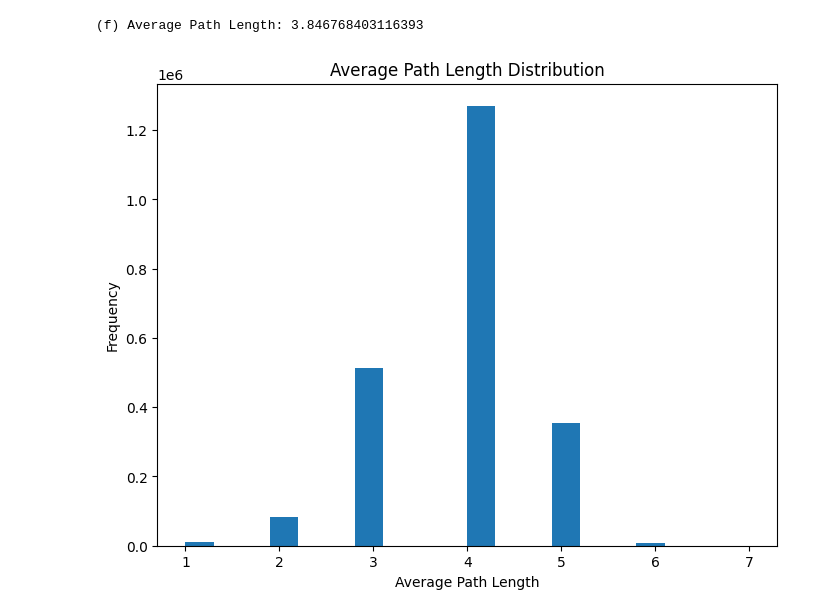
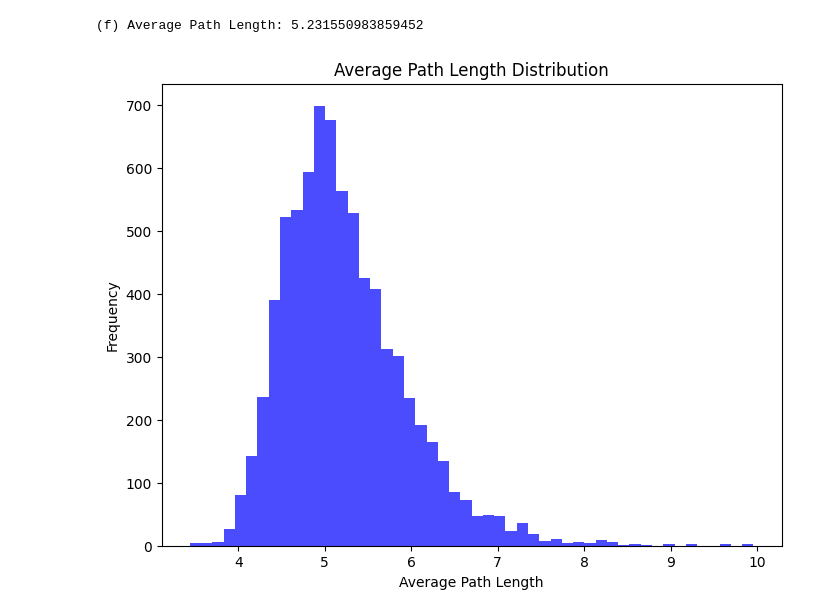
Before and after one commit to DhvanilSheth/NetworkScience, a Jupyter notebook: Assignment1/A1.ipynb, the cells around one changed output. Cells and saved outputs as stored; diff of their text form; code cells hidden in the pictures.

```diff
--- a/Assignment1/A1.ipynb
+++ b/Assignment1/A1.ipynb
@@ -95,40 +90,44 @@ plt.show()
 # %%
 # (f) Compute Average Path Length using BFS and plot average path length distribution
-def average_path_length(adjacency_matrix):
-    all_pairs = []
-    for start in range(N):
-        shortest_paths = {}
-        visited = {start: 0}
-        queue = [start]
+adj_list = [[] for _ in range(N)]
+for (i, j) in edges:
+    adj_list[i].append(j)
+    adj_list[j].append(i)
 
-        while queue:
-            node = queue.pop(0)
-            for neighbor, edge in enumerate(adjacency_matrix[node]):
-                if edge == 1 and neighbor not in visited:
-                    visited[neighbor] = visited[node] + 1
-                    queue.append(neighbor)
+def bfs_shortest_paths(start, adj_list):
+    dist = [-1]*N
+    dist[start] = 0
+    queue = deque([start])
+    while queue:
+        curr = queue.popleft()
+        for neigh in adj_list[curr]:
+            if dist[neigh] == -1:
+                dist[neigh] = dist[curr] + 1
+                queue.append(neigh)
+    return dist
 
-        # Filter out unreachable nodes (incomplete graph)
-        shortest_paths.update({n: d for n, d in visited.items() if d > 0})
-        all_pairs.extend(shortest_paths.values())
-
-    return all_pairs, sum(all_pairs) / len(all_pairs)
+avg_path_lengths = []
+for node in range(N):
+    dists = bfs_shortest_paths(node, adj_list)
+    reachable_dists = [d for d in dists if d >= 0]
+    avg_dist = sum(reachable_dists)/len(reachable_dists)
+    avg_path_lengths.append(avg_dist)
 
 # Compute average path lengths
-all_pairs, average_path_lengths = average_path_length(adjacency_matrix)
-print("\n(f) Average Path Length:", average_path_lengths)
+overall_avg_path = sum(avg_path_lengths)/N
+print("\n(f) Average Path Length:", overall_avg_path)
 # %% [output]
-(f) Average Path Length: 3.846768403116393
+(f) Average Path Length: 5.231550983859452
 # %%
 # Plot average path length distribution
 plt.figure(figsize=(8, 6))
-plt.hist(all_pairs, bins=20)
+plt.hist(avg_path_lengths, bins=50, color='blue', alpha=0.7)
 plt.title("Average Path Length Distribution")
 plt.xlabel("Average Path Length")
 plt.ylabel("Frequency")
 plt.savefig("average_path_length.png")
 plt.show()
 # %% [output]
-[figure, old version]
+[figure, new version]
 # %%
 # (g) Compute Average Clustering Coefficient
```
Also changed, not shown: parts of 14 cells of this notebook, 13 other files.
